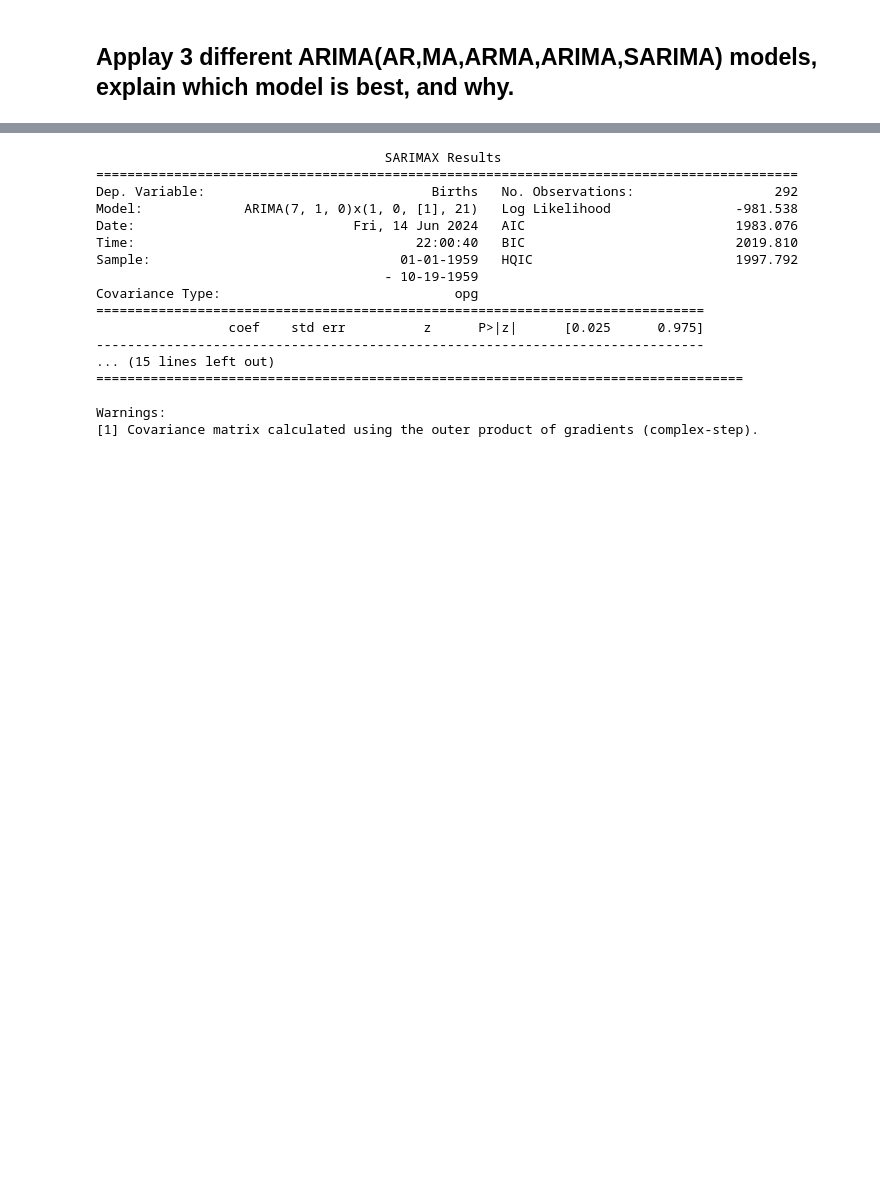
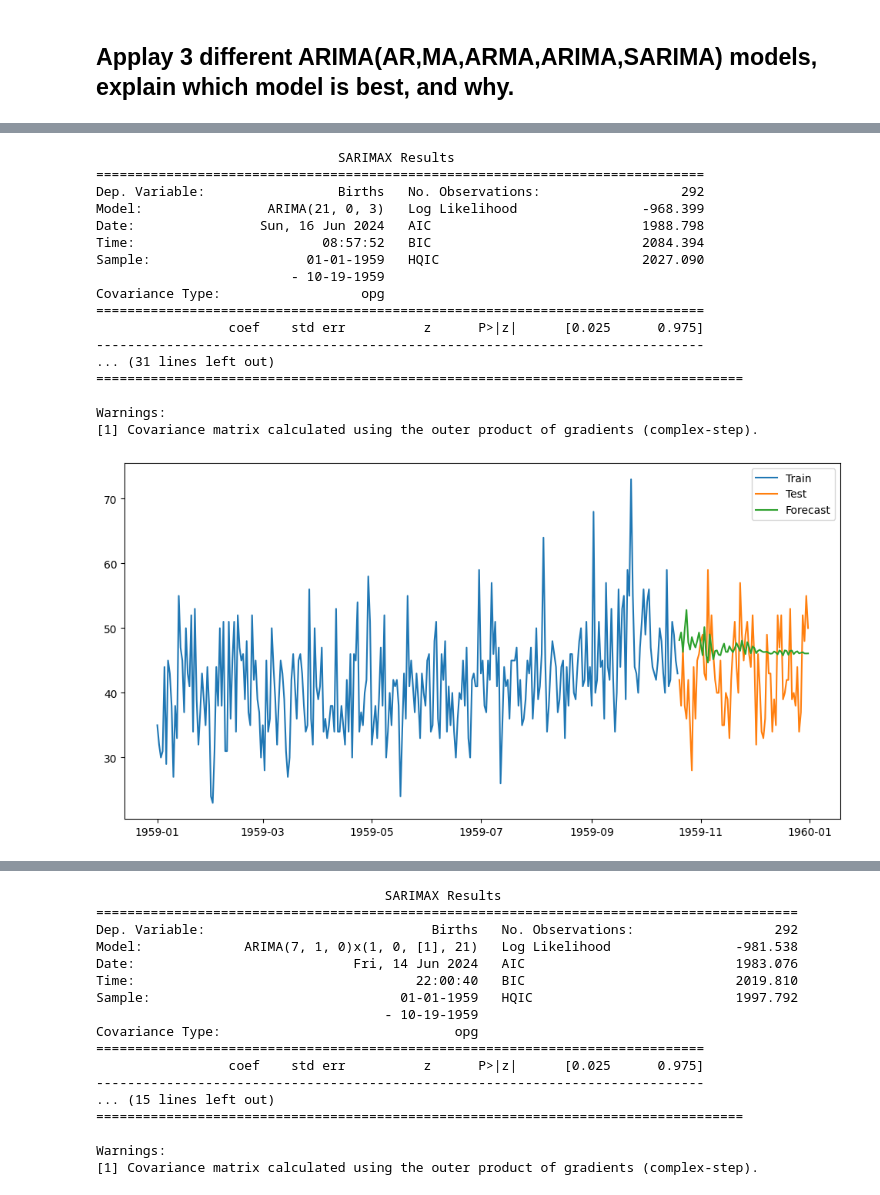
Before and after one commit to mhmod01110/Time_Series_ITI, a Jupyter notebook: Final_Proj/time-series-project.ipynb, the cells around one changed output, grey strips where cells are left out. Cells and saved outputs as stored; diff of their text form; code cells hidden in the pictures; blank space fills up the shorter version.

```diff
--- a/Final_Proj/time-series-project.ipynb
+++ b/Final_Proj/time-series-project.ipynb
@@ -131,0 +204,36 @@ Name: Births, dtype: int64
+# %%
+# ARMA Model (ARIMA with order=(p,0,q))
+order_arma = (21, 0, 3)
+model_arma = ARIMA(train, order=order_arma)
+model_arma_fit = model_arma.fit()
+print(model_arma_fit.summary())
+
+# Forecast
+forecast = model_arma_fit.forecast(steps=len(test))
+
+# Plot
+plt.figure(figsize=(12, 6))
+plt.plot(train.index, train, label="Train")
+plt.plot(test.index, test, label="Test")
+plt.plot(test.index, forecast, label="Forecast")
+plt.legend()
+plt.show()
+# %% [output]
+                               SARIMAX Results
+==============================================================================
+Dep. Variable:                 Births   No. Observations:                  292
+Model:                ARIMA(21, 0, 3)   Log Likelihood                -968.399
+Date:                Sun, 16 Jun 2024   AIC                           1988.798
+Time:                        08:57:52   BIC                           2084.394
+Sample:                    01-01-1959   HQIC                          2027.090
+                         - 10-19-1959
+Covariance Type:                  opg
+==============================================================================
+                 coef    std err          z      P>|z|      [0.025      0.975]
+------------------------------------------------------------------------------
+... (31 lines left out)
+===================================================================================
+
+Warnings:
+[1] Covariance matrix calculated using the outer product of gradients (complex-step).
+[figure, added]
```
Also changed, not shown: parts of 28 cells of this notebook.
